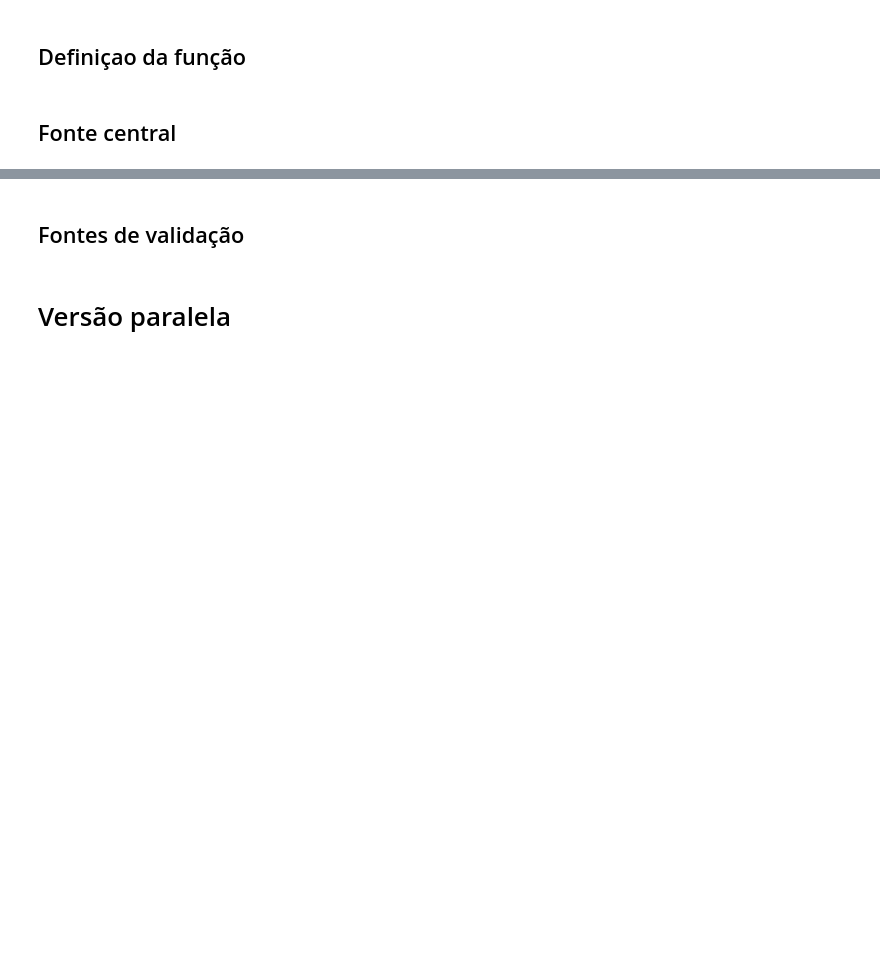
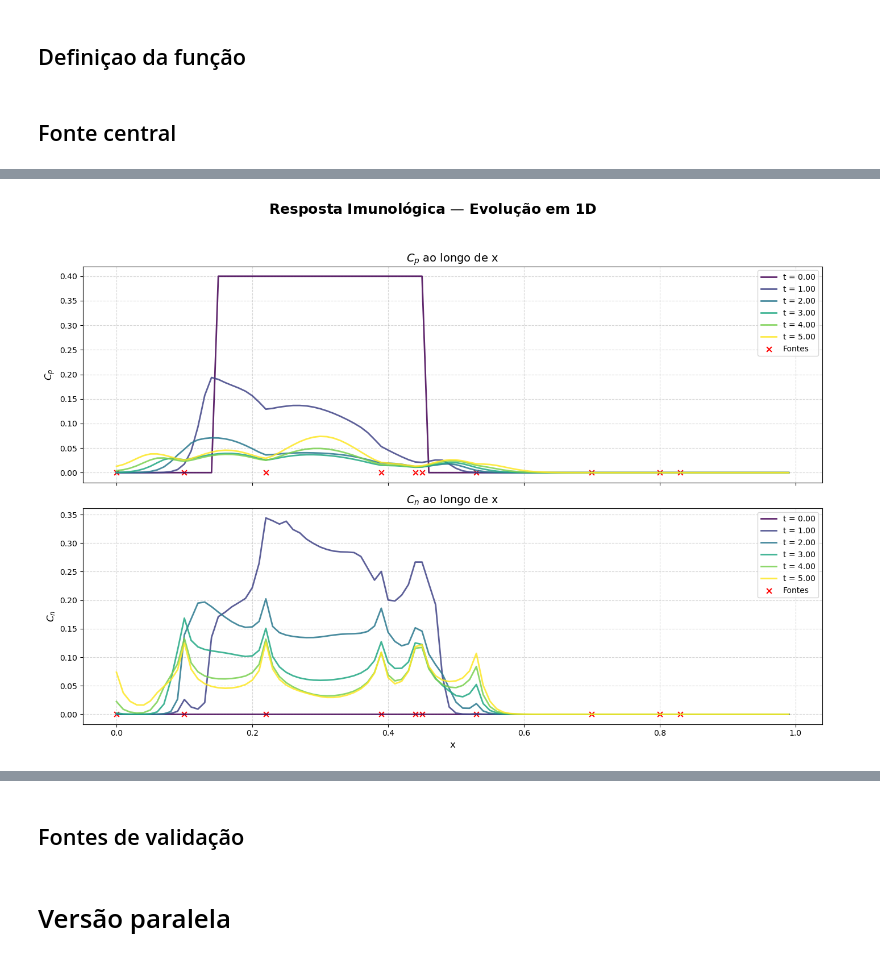
Before and after one commit to Esterci/2D_imune_edema_pinn, a Jupyter notebook: 1D/edp_t_x/fvm_model.ipynb, the cells around one changed output, grey strips where cells are left out. Saved outputs shown, nothing was run; the diff lists cells and outputs as text; code cells hidden in the pictures; blank space fills up the shorter version.

```diff
--- a/1D/edp_t_x/fvm_model.ipynb
+++ b/1D/edp_t_x/fvm_model.ipynb
@@ -596,0 +600,17 @@ plot_results(size_t,size_x,t_dom,x_dom,Cb,Cn,leu_source_points)
+# %%
+np.random.seed(int(time.time()))
+center = (0.3, 0)
+
+radius = 0.15
+
+size_x, size_y, size_t, leu_source_points, struct_name = init_mesh(
+    x_dom,
+    y_dom,
+    t_dom,
+    h,
+    k,
+    center,
+    radius,
+    create_source=True,
+    source_type="random",
+)
@@ -596,0 +624,23 @@ plot_results(size_t,size_x,t_dom,x_dom,Cb,Cn,leu_source_points)
+# %%
+Cb, Cn = solve_pde(
+    leu_source_points,
+    size_t,
+    size_x,
+    size_y,
+    h,
+    k,
+    Db,
+    Dn,
+    phi,
+    cb,
+    lambd_nb,
+    mi_n,
+    lambd_bn,
+    y_n,
+    Cn_max,
+    X_nb,
+    central_ini_cond,
+    center=center,
+    radius=radius,
+    verbose=True,
+)
@@ -596,0 +658,4 @@ plot_results(size_t,size_x,t_dom,x_dom,Cb,Cn,leu_source_points)
+# %%
+plot_results(size_t,size_x,t_dom,x_dom,Cb,Cn,leu_source_points)
+# %% [output]
+[figure, added]
```
Also changed, not shown: parts of 12 cells of this notebook, 5 other files.
